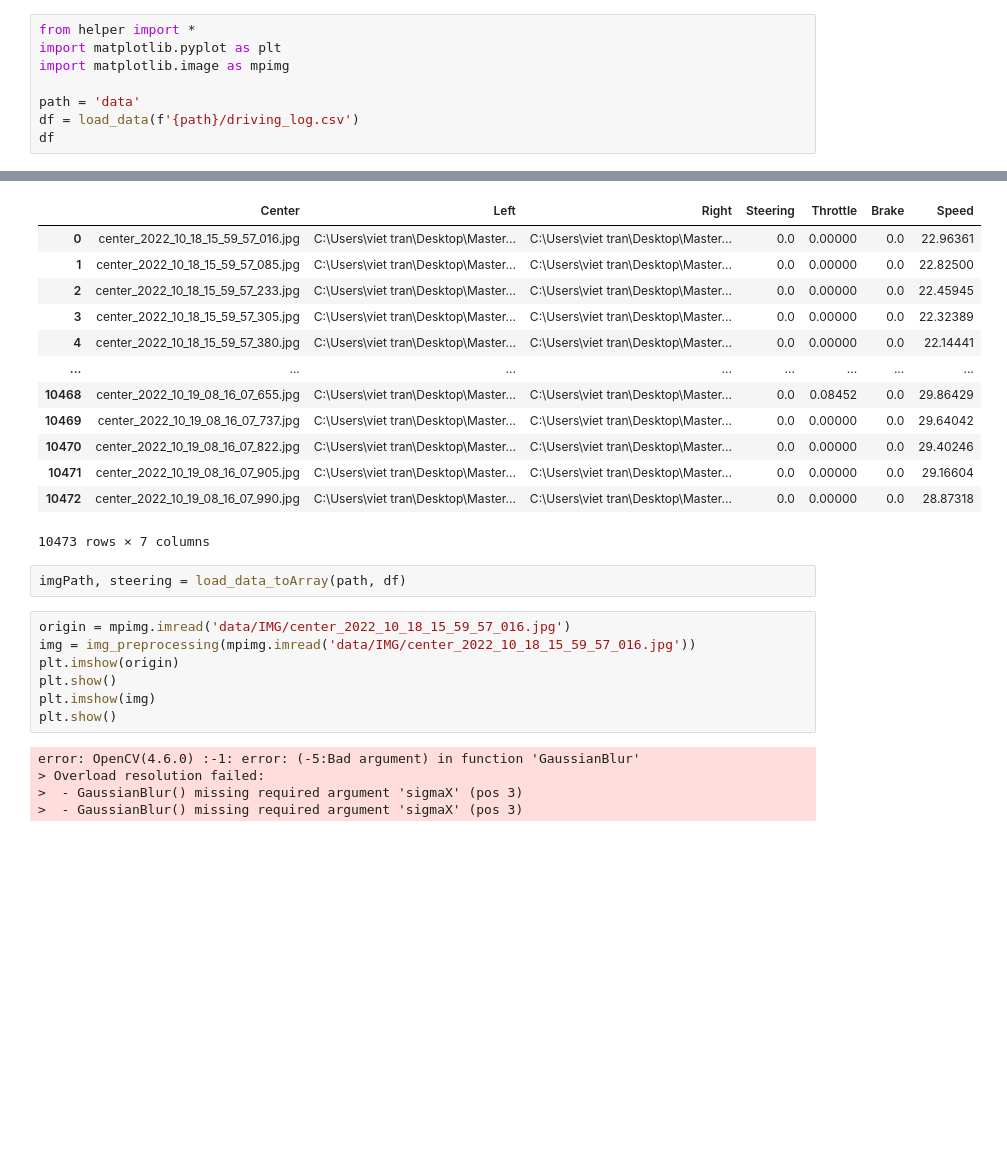
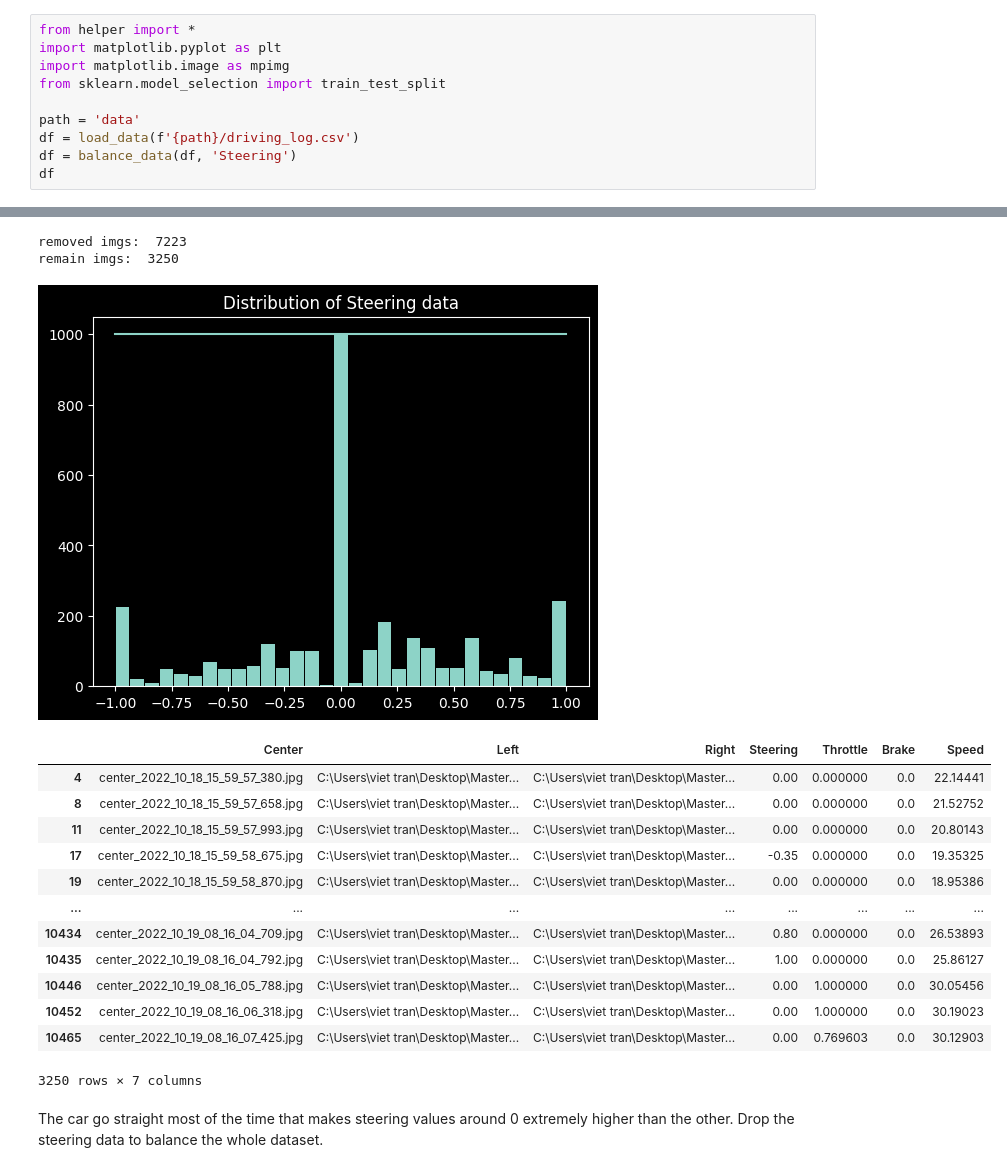
Before and after one commit to viettran295/cnn_thesis, a Jupyter notebook: train.ipynb, the cells around one changed output, grey strips where cells are left out. Saved outputs shown, nothing was run; the diff lists cells and outputs as text; blank space fills up the shorter version.

```diff
--- a/train.ipynb
+++ b/train.ipynb
@@ -2,8 +2,10 @@
 from helper import *
 import matplotlib.pyplot as plt
 import matplotlib.image as mpimg
+from sklearn.model_selection import train_test_split
 
 path = 'data'
 df = load_data(f'{path}/driving_log.csv')
+df = balance_data(df, 'Steering')
 df
 # %% [output]
@@ -10,27 +13,18 @@ df
+removed imgs:  7223
+remain imgs:  3250
+[figure, added]
 |  | Center | Left | Right | Steering | Throttle | Brake | Speed |
-| 0 | center_2022_10_18_15_59_57_016.jpg | C:\Users\viet tran\Desktop\Master... | C:\Users\viet tran\Desktop\Master... | 0.0 | 0.00000 | 0.0 | 22.96361 |
-| 1 | center_2022_10_18_15_59_57_085.jpg | C:\Users\viet tran\Desktop\Master... | C:\Users\viet tran\Desktop\Master... | 0.0 | 0.00000 | 0.0 | 22.82500 |
-| 2 | center_2022_10_18_15_59_57_233.jpg | C:\Users\viet tran\Desktop\Master... | C:\Users\viet tran\Desktop\Master... | 0.0 | 0.00000 | 0.0 | 22.45945 |
-| 3 | center_2022_10_18_15_59_57_305.jpg | C:\Users\viet tran\Desktop\Master... | C:\Users\viet tran\Desktop\Master... | 0.0 | 0.00000 | 0.0 | 22.32389 |
-| 4 | center_2022_10_18_15_59_57_380.jpg | C:\Users\viet tran\Desktop\Master... | C:\Users\viet tran\Desktop\Master... | 0.0 | 0.00000 | 0.0 | 22.14441 |
+| 4 | center_2022_10_18_15_59_57_380.jpg | C:\Users\viet tran\Desktop\Master... | C:\Users\viet tran\Desktop\Master... | 0.00 | 0.000000 | 0.0 | 22.14441 |
+| 8 | center_2022_10_18_15_59_57_658.jpg | C:\Users\viet tran\Desktop\Master... | C:\Users\viet tran\Desktop\Master... | 0.00 | 0.000000 | 0.0 | 21.52752 |
+| 11 | center_2022_10_18_15_59_57_993.jpg | C:\Users\viet tran\Desktop\Master... | C:\Users\viet tran\Desktop\Master... | 0.00 | 0.000000 | 0.0 | 20.80143 |
+| 17 | center_2022_10_18_15_59_58_675.jpg | C:\Users\viet tran\Desktop\Master... | C:\Users\viet tran\Desktop\Master... | -0.35 | 0.000000 | 0.0 | 19.35325 |
+| 19 | center_2022_10_18_15_59_58_870.jpg | C:\Users\viet tran\Desktop\Master... | C:\Users\viet tran\Desktop\Master... | 0.00 | 0.000000 | 0.0 | 18.95386 |
 | ... | ... | ... | ... | ... | ... | ... | ... |
-| 10468 | center_2022_10_19_08_16_07_655.jpg | C:\Users\viet tran\Desktop\Master... | C:\Users\viet tran\Desktop\Master... | 0.0 | 0.08452 | 0.0 | 29.86429 |
-| 10469 | center_2022_10_19_08_16_07_737.jpg | C:\Users\viet tran\Desktop\Master... | C:\Users\viet tran\Desktop\Master... | 0.0 | 0.00000 | 0.0 | 29.64042 |
-| 10470 | center_2022_10_19_08_16_07_822.jpg | C:\Users\viet tran\Desktop\Master... | C:\Users\viet tran\Desktop\Master... | 0.0 | 0.00000 | 0.0 | 29.40246 |
-| 10471 | center_2022_10_19_08_16_07_905.jpg | C:\Users\viet tran\Desktop\Master... | C:\Users\viet tran\Desktop\Master... | 0.0 | 0.00000 | 0.0 | 29.16604 |
-| 10472 | center_2022_10_19_08_16_07_990.jpg | C:\Users\viet tran\Desktop\Master... | C:\Users\viet tran\Desktop\Master... | 0.0 | 0.00000 | 0.0 | 28.87318 |
+| 10434 | center_2022_10_19_08_16_04_709.jpg | C:\Users\viet tran\Desktop\Master... | C:\Users\viet tran\Desktop\Master... | 0.80 | 0.000000 | 0.0 | 26.53893 |
+| 10435 | center_2022_10_19_08_16_04_792.jpg | C:\Users\viet tran\Desktop\Master... | C:\Users\viet tran\Desktop\Master... | 1.00 | 0.000000 | 0.0 | 25.86127 |
+| 10446 | center_2022_10_19_08_16_05_788.jpg | C:\Users\viet tran\Desktop\Master... | C:\Users\viet tran\Desktop\Master... | 0.00 | 1.000000 | 0.0 | 30.05456 |
+| 10452 | center_2022_10_19_08_16_06_318.jpg | C:\Users\viet tran\Desktop\Master... | C:\Users\viet tran\Desktop\Master... | 0.00 | 1.000000 | 0.0 | 30.19023 |
+| 10465 | center_2022_10_19_08_16_07_425.jpg | C:\Users\viet tran\Desktop\Master... | C:\Users\viet tran\Desktop\Master... | 0.00 | 0.769603 | 0.0 | 30.12903 |
-10473 rows × 7 columns
+3250 rows × 7 columns
-# %%
-imgPath, steering = load_data_toArray(path, df)
-# %%
-origin = mpimg.imread('data/IMG/center_2022_10_18_15_59_57_016.jpg')
-img = img_preprocessing(mpimg.imread('data/IMG/center_2022_10_18_15_59_57_016.jpg'))
-plt.imshow(origin)
-plt.show()
-plt.imshow(img)
-plt.show()
-# %% [output]
-error: OpenCV(4.6.0) :-1: error: (-5:Bad argument) in function 'GaussianBlur'
-> Overload resolution failed:
->  - GaussianBlur() missing required argument 'sigmaX' (pos 3)
->  - GaussianBlur() missing required argument 'sigmaX' (pos 3)
+# %% [markdown]
+The car go straight most of the time that makes steering values around 0 extremely higher than the other. Drop the steering data to balance the whole dataset.
```
Also changed, not shown: parts of 4 cells of this notebook, 2 other files.
